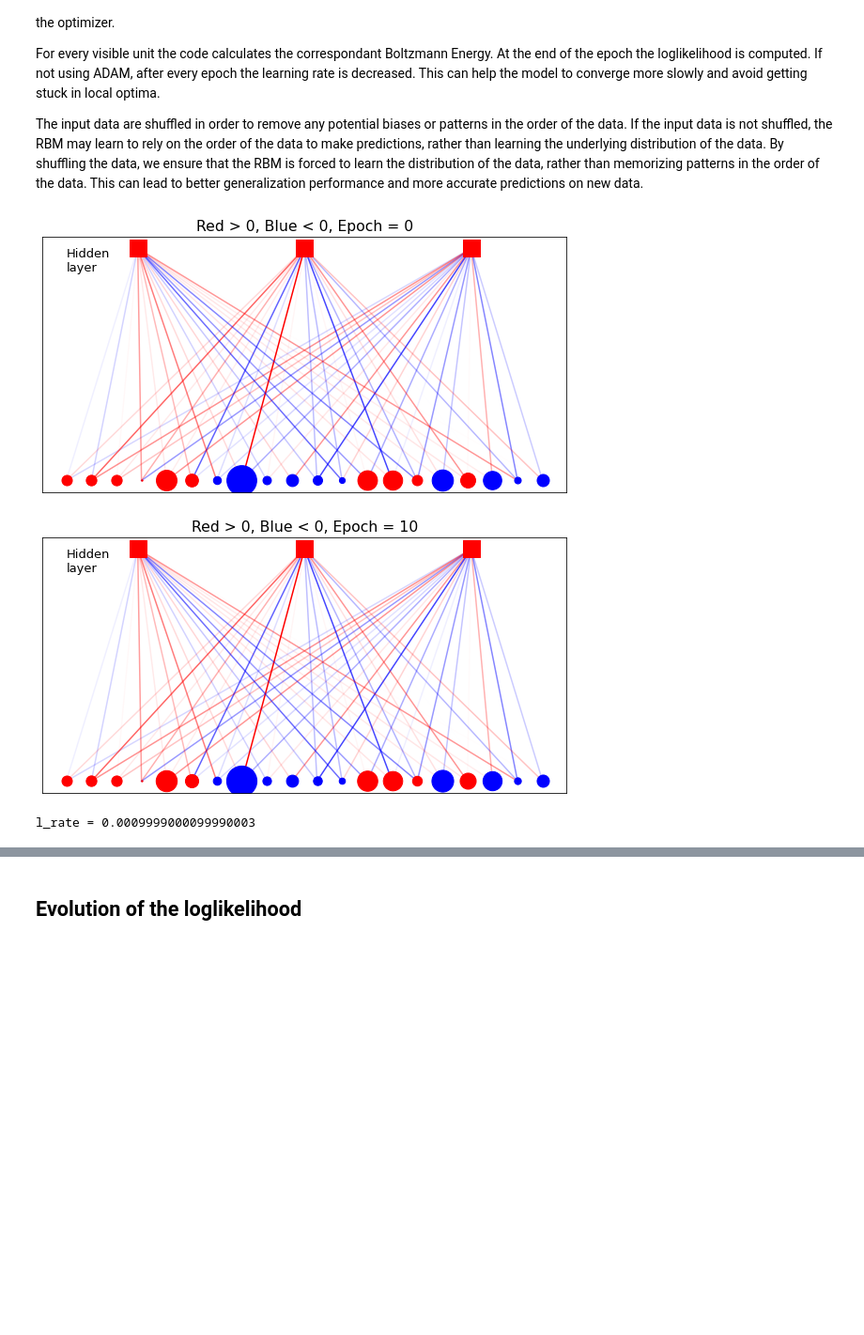
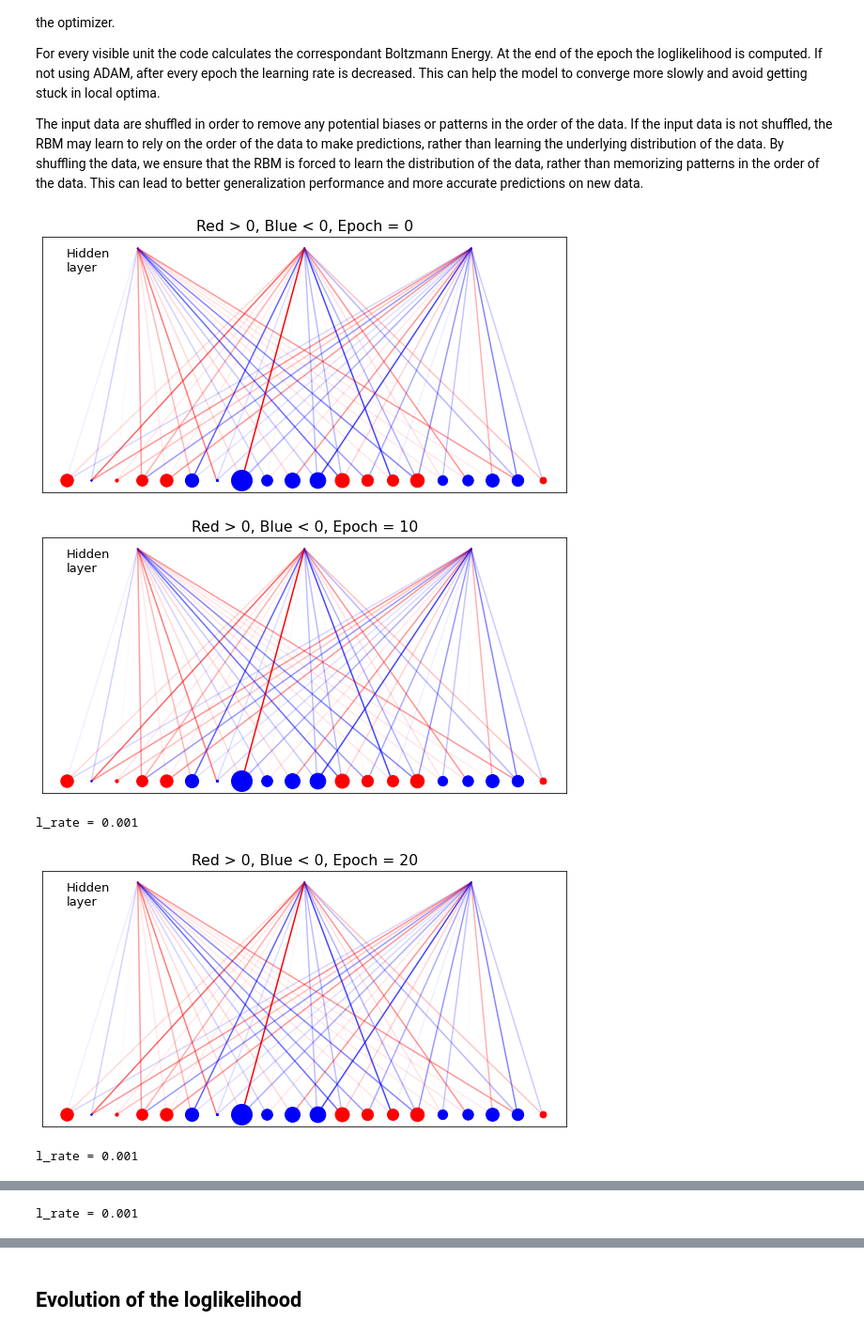
Before and after one commit to Berto70/comp_lab_b, a Jupyter notebook: Exercises/E2/rbm_test_copy.ipynb, the cells around one changed output, grey strips where cells are left out. Shown at 94% size. Saved outputs shown, nothing was run; the diff lists cells and outputs as text; code cells hidden in the pictures; blank space fills up the shorter version.

```diff
--- a/Exercises/E2/rbm_test_copy.ipynb
+++ b/Exercises/E2/rbm_test_copy.ipynb
@@ -335,6 +344,6 @@ def s(v, vf):
 # %%
-def compute_distances1(a, b):
-    distance = np.sqrt(np.sum((a - b) ** 2))
+def compute_distances(a, b):
+    distance = np.linalg.norm(a-b) #np.sqrt(np.sum((a - b) ** 2))
     return distance
 # %%
 def dis(source_set,target_set):
@@ -374,3 +378,14 @@ def categorical_cross_entropy(v_data, v_model):
+# %%
+def categorical_cross_entropy(v_data, v_model):
+    sum_score = 0.0
+    for i in range(len(v_data)):
+        #for j in range(len(int(v_data[i]))):
+        sum_score += (v_data[i] * math.log(1e-15 + v_model[i]))# + (1-v_data[i]) * math.log(1e-15 + 1 - v_model[i]))
+        mean_sum_score = 1.0 / len(v_data) * sum_score
+    return -mean_sum_score
+
+#print(categorical_cross_entropy(v_data, v_model))
+#print(v_data)
 # %% [markdown]
 ## Training the model
 # %% [markdown]
@@ -392,27 +407,26 @@ n_blocks= int(L/A)
 # Minibatch size and count
 m_size, m_count = 500, 0
 
-# model parameters for ADAM
+# model parameters
 beta1 = 0.9
-beta2 = 0.999
+beta2 = 0.999 # for ADAM
 eps = 1e-8
-
-# initialize momenta
-mw, ma, mb = 0, 0, 0
-vw, va, vb = 0, 0, 0
+# initialize moments
+mw, ma, mb = 0,0,0
+vw, va, vb = 0,0,0
 
 # RMSprop hyperparameters
-cache_w, cache_a, cache_b = 0, 0, 0
+cache_w, cache_a, cache_b = 0,0,0
 
 # Choose between 'rmsprop', 'adam', 'vanilla'
-model = 'rmsprop'
+model = 'adam'
 
 # Number of CD steps
 CD_steps = 1
 
 # Number of epochs
-n_epochs = 10
-ampl = 40.
+n_epochs = 100
+ampl=40.
 
 LogL = []
 mean_energy = []
@@ -432,11 +446,12 @@ plotgraph(0)
 for epoch in range(n_epochs):
 
     # aggregate normalization of batch statistics and learning rate
-    lrate_m = lrate /1
+    lrate_m = lrate /m_size
 
     # Loop over visible units
     vf= np.zeros(v_0.shape)
-    h= np.zeros((N, M))
+
+    h= np.zeros((N,M))
     for k in range(N):
         E = 0
 
@@ -447,15 +462,15 @@ for epoch in range(n_epochs):
             vh_data, vh_model = np.zeros((L, M)), np.zeros((L, M))
 
         # Positive CD phase: generate h
-        h[k] = activate(v[k], w, b, GAP)
+        h[k] = activate(v[k], w, b,GAP)
 
         # Negative CD phase: generate fantasy vf w/ one-hot encoding
-        vf[k] = one_hot(n_blocks, w, h[k], a)
+        vf[k] = one_hot(n_blocks,w,h[k], a)
 
         # Additional divergent steps
         for i in range(CD_steps - 1):
             hf = activate(vf, w, b,GAP)
-            vf = one_hot(n_blocks, w, hf, a)
+            vf = one_hot(n_blocks,w,hf, a)
 
         # Update quantities
         v_data += v[k]
@@ -493,9 +508,9 @@ for epoch in range(n_epochs):
 ############################ ADAM  ##########################
 
             elif model == 'adam':
-                d_w = (vh_data - vh_model) / mini
-                d_a = (v_data - v_model) / mini
-                d_b = (h_data - h_model) / mini
+                d_w = (vh_data - vh_model) / m_size
+                d_a = (v_data - v_model) / m_size
+                d_b = (h_data - h_model) / m_size
 
                 # compute moments
                 mw = beta1 * mw + (1 - beta1) * d_w
@@ -518,43 +533,45 @@ for epoch in range(n_epochs):
                 da = lrate_m * mac / (np.sqrt(vac) + eps)
                 db = lrate_m * mbc / (np.sqrt(vbc) + eps)
 
             w = w + dw
             a = a + da
             b = b + db
 
             m_count = 0 # move to the next minibatch
         E += Energy(v_data, h_data, w, a, b)
-        AS, AT, E_AA = dis(v[k], vf[k])
+
     # Shuffle input data
     npr.shuffle(v)
 
     # Decrease the learning rate if not using ADAM
     if (model != 'adam'):
         lrate = lrate / (1 + 0.01 * lrate)
 
 
     if epoch % 10 == 9:
 
         plotgraph(epoch+1)
-        #if (model != 'adam'):
-        #    print(f'l_rate = {lrate}')
-        print(f'l_rate = {lrate}')
+        if (model != 'adam'):
+            print(f'l_rate = {lrate}')
+        else:
+            print(f'l_rate = {lrate}')
 
+    AS,AT,E_AA = dis(v_0,vf)
     a_s.append(AS)
     a_t.append(AT)
     e_aa.append(E_AA)
-
-    entropy.append(s(v_0, vf))
-
-    cross_entropy.append(categorical_cross_entropy(v_data, v_model))
-
+    entropy.append(s(v_0,vf))
     En.append(E)
     mean_energy.append(E/N)
 
-    LogL.append(-E/N-np.log(PartZ(w, a, b)))
+    LogL.append(-E/N-math.log(PartZ(w, a, b)))
+
+    cross_entropy.append(categorical_cross_entropy(v_data, v_model))
     recon_error.append(np.sqrt(np.mean((v_data - v_model)**2)))
     r_2.append(1-(np.sqrt(np.sum((v_data-v_model)**2))/np.sum((v_data-np.mean(v_data))**2)))
 # %% [output]
-[figure, old version]
+[figure, new version]
-[figure, old version]
+[figure, new version]
-l_rate = 0.0009999000099990003
+l_rate = 0.001
+[figure, added]
+l_rate = 0.001
@@ -560,0 +579 @@ l_rate = 0.0009999000099990003
+l_rate = 0.001
```
Also changed, not shown: parts of 44 cells of this notebook.
